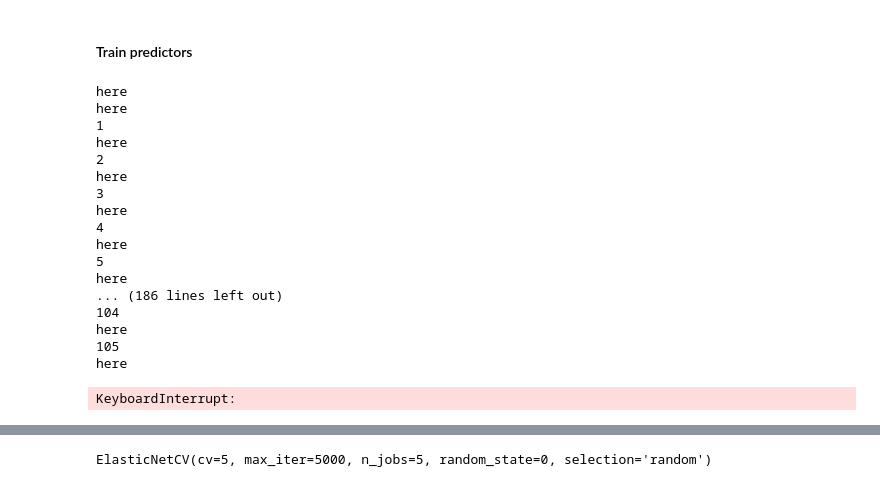
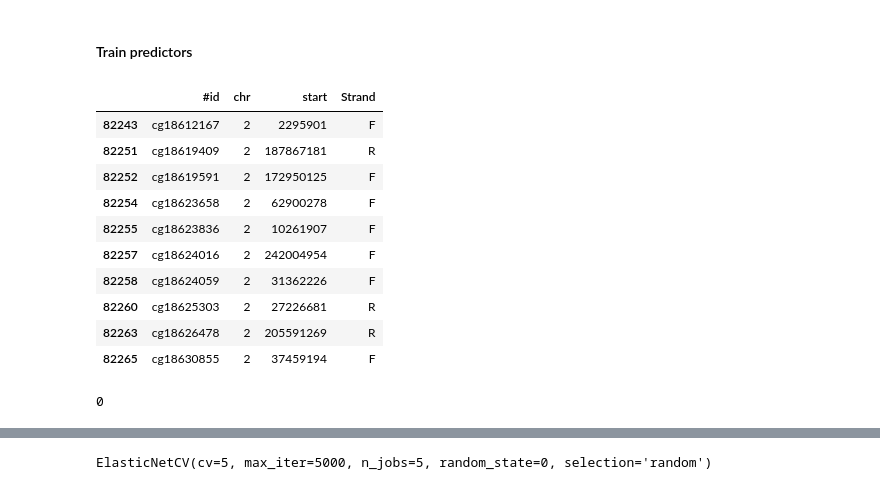
Before and after one commit to zanekoch/methylation_and_mutation, a Jupyter notebook: mut_clock_dev.ipynb, the cells around one changed output, grey strips where cells are left out. Cells and saved outputs as stored; diff of their text form; code cells hidden in the pictures.

Commit message:
specify training samples in somatic mut clock

```diff
--- a/mut_clock_dev.ipynb
+++ b/mut_clock_dev.ipynb
@@ -182,23 +150,20 @@ cpg_ends.append(267152)
+# %%
+mut_clock.illumina_cpg_locs_df.iloc[40000:40010]
+# %% [output]
+|  | #id | chr | start | Strand |
+| 82243 | cg18612167 | 2 | 2295901 | F |
+| 82251 | cg18619409 | 2 | 187867181 | R |
+| 82252 | cg18619591 | 2 | 172950125 | F |
+| 82254 | cg18623658 | 2 | 62900278 | F |
+| 82255 | cg18623836 | 2 | 10261907 | F |
+| 82257 | cg18624016 | 2 | 242004954 | F |
+| 82258 | cg18624059 | 2 | 31362226 | F |
+| 82260 | cg18625303 | 2 | 27226681 | R |
+| 82263 | cg18626478 | 2 | 205591269 | R |
+| 82265 | cg18630855 | 2 | 37459194 | F |
 # %%
-mut_clock.train_all_predictors(num_correl_sites = 1000, max_meqtl_sites = 1000, nearby_window_size = 5000)
+mut_clock.train_all_predictors(num_correl_sites = 1000, max_meqtl_sites = 1000, nearby_window_size = 5000, cpg_ids = ["cg18612167"], samples = all_methyl_age_df_t.index[:1000])
 # %% [output]
-here
-here
-1
-here
-2
-here
-3
-here
-4
-here
-5
-here
-... (186 lines left out)
-104
-here
-105
-here
+0
-KeyboardInterrupt:
 # %%
 predictor_sites = mut_clock.get_predictor_sites(
```
Also changed, not shown: parts of 6 cells of this notebook, 2 other files.
